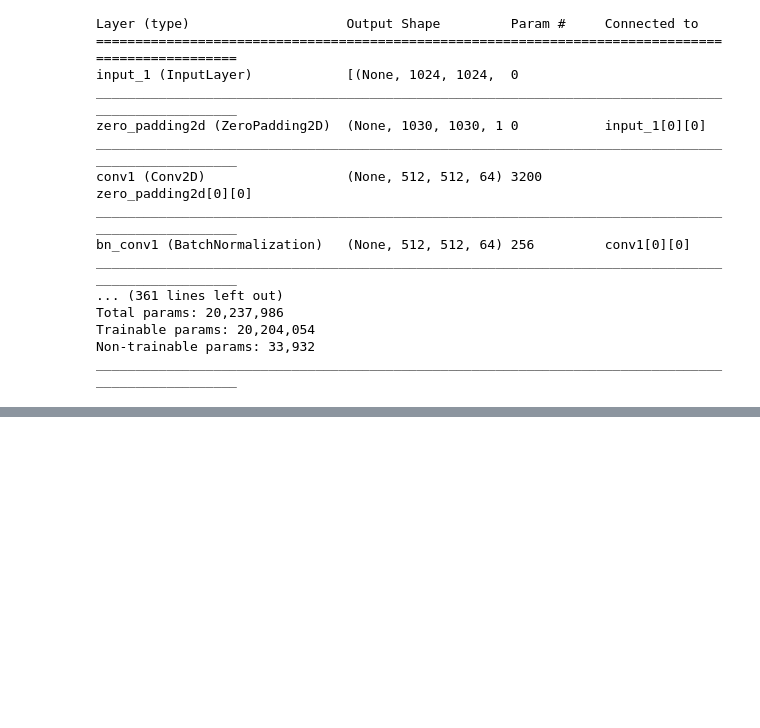
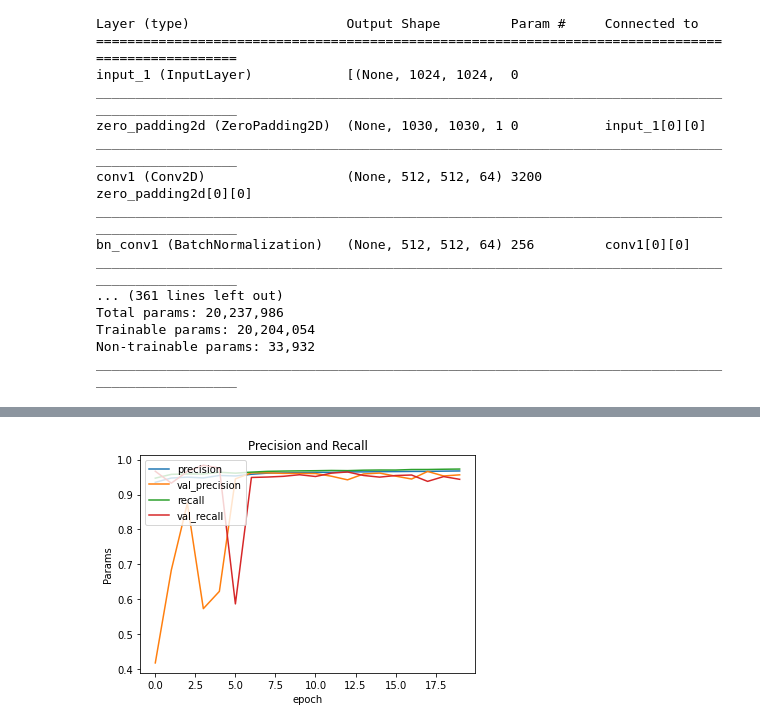
Before and after one commit to chaitravi-ce/Semantic_Segmentation, a Jupyter notebook: Lung Segmentation/Lung_ResNet50.ipynb, the cells around one changed output, grey strips where cells are left out. Saved outputs shown, nothing was run; the diff lists cells and outputs as text; code cells hidden in the pictures; blank space fills up the shorter version.

```diff
--- a/Lung Segmentation/Lung_ResNet50.ipynb
+++ b/Lung Segmentation/Lung_ResNet50.ipynb
@@ -304,3 +401,15 @@ net.fit(train_dataset,steps_per_epoch=700,epochs=10,callbacks=callbacks)
+# %%
+plt.plot(history.history['precision'])
+plt.plot(history.history['val_precision'])
+plt.plot(history.history['recall'])
+plt.plot(history.history['val_recall'])
+plt.title('Precision and Recall')
+plt.ylabel('Params')
+plt.xlabel('epoch')
+plt.legend(['precision', 'val_precision', 'recall', 'val_recall'], loc='upper left')
+plt.show()
+# %% [output]
+[figure, added]
 # %%
 fig = plt.figure(figsize=(15,15))
 
```
Also changed, not shown: parts of 20 cells of this notebook, 3 other files.
